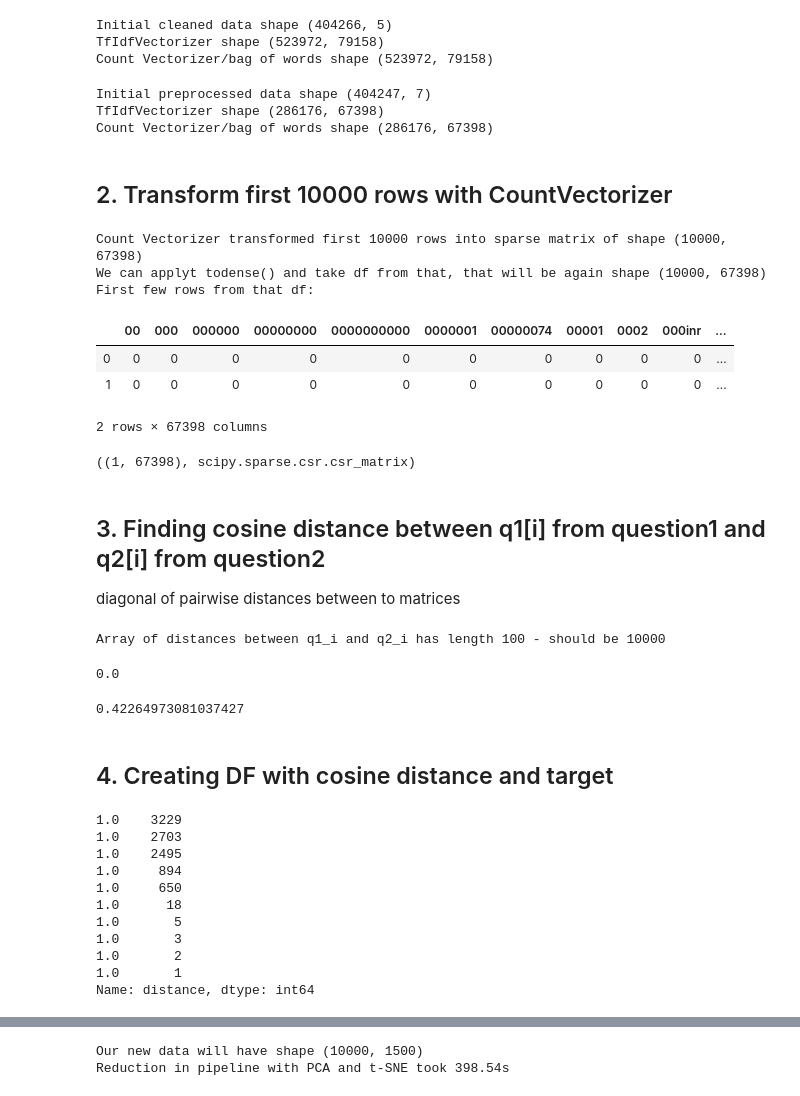
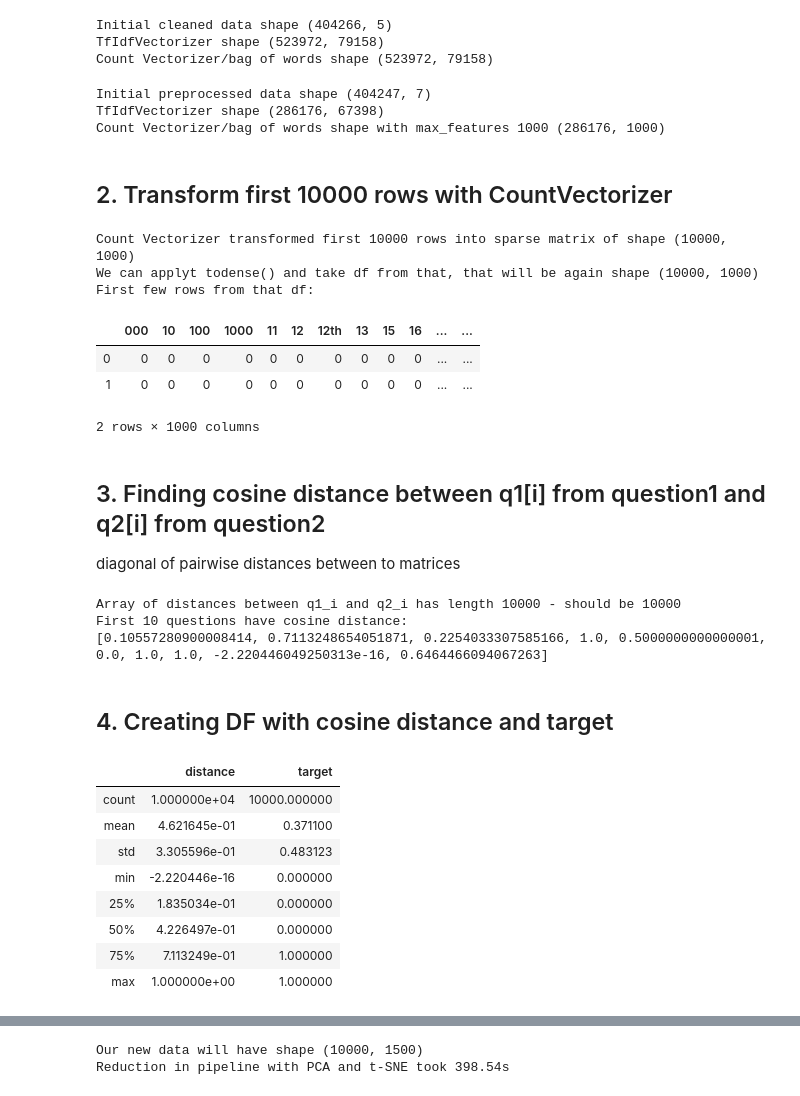
Before and after one commit to Galina-Blokh/quora-question-pair, a Jupyter notebook: notebooks/maria/mariias_local.ipynb, the cells around one changed output, grey strips where cells are left out. Drawn from its saved outputs; the diff is of its cells as text; code cells hidden in the pictures.

Commit message:
2models tested, cosine distance done. base accuracy 0.65

```diff
--- a/notebooks/maria/mariias_local.ipynb
+++ b/notebooks/maria/mariias_local.ipynb
@@ -323,12 +323,12 @@ vectorizer_p = TfidfVectorizer()
 X_p = vectorizer_p.fit_transform(corpus_p)
 print(f'TfIdfVectorizer shape {X_p.shape}')
 
-cv_p = CountVectorizer()
+cv_p = CountVectorizer(max_features=1000)
 X2_p = cv_p.fit_transform(corpus_p)
-print(f'Count Vectorizer/bag of words shape {X2_p.shape}')
+print(f'Count Vectorizer/bag of words shape with max_features 1000 {X2_p.shape}')
 # %% [output]
 Initial preprocessed data shape (404247, 7)
 TfIdfVectorizer shape (286176, 67398)
-Count Vectorizer/bag of words shape (286176, 67398)
+Count Vectorizer/bag of words shape with max_features 1000 (286176, 1000)
 # %% [markdown]
 ## 2. Transform first 10000 rows with CountVectorizer
@@ -335,27 +346,23 @@ Count Vectorizer/bag of words shape (286176, 67398)
 # %%
 # let's try Count Vectorizer on first 10000 rows - transform q1 and q2 to vectors
 import time
 t0 = time.time()
 df_p_vectorized_q1 = cv_p.transform(df_p.head(10000).preprocessed_q1)
-df_p_vectorized_q2 = cv_p.transform(df_p.head(10000).preprocessed_q1)
+df_p_vectorized_q2 = cv_p.transform(df_p.head(10000).preprocessed_q2)
 print(f'Count Vectorizer transformed first 10000 rows into sparse matrix of shape {df_p_vectorized_q1.shape}')
-df_p_vectorized_cv_q1 = pd.DataFrame(df_p_vectorized_q1.todense(), columns = cv_p.get_feature_names())
-df_p_vectorized_cv_q2 = pd.DataFrame(df_p_vectorized_q2.todense(), columns = cv_p.get_feature_names())
+df_p_vectorized_cv_q1 = pd.DataFrame(df_p_vectorized_q1.toarray(), columns = cv_p.get_feature_names())
+df_p_vectorized_cv_q2 = pd.DataFrame(df_p_vectorized_q2.toarray(), columns = cv_p.get_feature_names())
 print(f'We can applyt todense() and take df from that, that will be again shape {df_p_vectorized_cv_q1.shape}')
 print('First few rows from that df: \n')
 df_p_vectorized_cv_q1.head(2)
 # %% [output]
-Count Vectorizer transformed first 10000 rows into sparse matrix of shape (10000, 67398)
-We can applyt todense() and take df from that, that will be again shape (10000, 67398)
+Count Vectorizer transformed first 10000 rows into sparse matrix of shape (10000, 1000)
+We can applyt todense() and take df from that, that will be again shape (10000, 1000)
 First few rows from that df:
-|  | 00 | 000 | 000000 | 00000000 | 0000000000 | 0000001 | 00000074 | 00001 | 0002 | 000inr | ... |
-| 0 | 0 | 0 | 0 | 0 | 0 | 0 | 0 | 0 | 0 | 0 | ... |
-| 1 | 0 | 0 | 0 | 0 | 0 | 0 | 0 | 0 | 0 | 0 | ... |
+|  | 000 | 10 | 100 | 1000 | 11 | 12 | 12th | 13 | 15 | 16 | ... | ... |
+| 0 | 0 | 0 | 0 | 0 | 0 | 0 | 0 | 0 | 0 | 0 | ... | ... |
+| 1 | 0 | 0 | 0 | 0 | 0 | 0 | 0 | 0 | 0 | 0 | ... | ... |
-2 rows × 67398 columns
+2 rows × 1000 columns
-# %%
-df_p_vectorized_q1.todense()[1, :].shape, type(df_p_vectorized_q1)
-# %% [output]
-((1, 67398), scipy.sparse.csr.csr_matrix)
 # %% [markdown]
 ## 3. Finding cosine distance between q1[i] from question1 and q2[i] from question2
 diagonal of pairwise distances between to matrices
@@ -375,39 +382,32 @@ def count_cosine_dist_between_two_dfs(sparse_m1, sparse_m2):
         list of pairwise distances
     """
 
-    return [cosine(sparse_m1.todense()[i, :], sparse_m2.todense()[i, :])
+    return [1 - cosine_similarity(sparse_m1.todense()[i, :], sparse_m2.todense()[i, :])[0][0]
             for i in range((min(sparse_m1.shape[0], sparse_m2.shape[0])))]
 
-distancesq1iq2i = count_cosine_dist_between_two_dfs(df_p_vectorized_q1[:100, :], df_p_vectorized_q2[:100, :])
+distancesq1iq2i = count_cosine_dist_between_two_dfs(df_p_vectorized_q1, df_p_vectorized_q2)
 print(f'Array of distances between q1_i and q2_i has length {len(distancesq1iq2i)} - should be {len(df_p_vectorized_cv_q1)}')
+print(f'First 10 questions have cosine distance: \n{distancesq1iq2i[:10]}')
 # %% [output]
-Array of distances between q1_i and q2_i has length 100 - should be 10000
+Array of distances between q1_i and q2_i has length 10000 - should be 10000
+First 10 questions have cosine distance:
+[0.10557280900008414, 0.7113248654051871, 0.2254033307585166, 1.0, 0.5000000000000001, 0.0, 1.0, 1.0, -2.220446049250313e-16, 0.6464466094067263]
-# %%
-sum(distancesq1iq2i)
-# %% [output]
-0.0
-# %%
-cosine([1, 1, 1], [0, 1, 0])
-# %% [output]
-0.42264973081037427
 # %% [markdown]
 ## 4. Creating DF with cosine distance and target
 # %%
 #distance_target = pd.DataFrame([distancesq1iq2i, df_clean.is_duplicate[:10000].values], columns= ['dist', 'target'])
 distance_target = pd.DataFrame({'distance': distancesq1iq2i, 'target': df_clean.is_duplicate[:10000].values})
-distance_target.distance.value_counts()
+distance_target.describe()
 # %% [output]
-1.0    3229
-1.0    2703
-1.0    2495
-1.0     894
-1.0     650
-1.0      18
-1.0       5
-1.0       3
-1.0       2
-1.0       1
-Name: distance, dtype: int64
+|  | distance | target |
+| count | 1.000000e+04 | 10000.000000 |
+| mean | 4.621645e-01 | 0.371100 |
+| std | 3.305596e-01 | 0.483123 |
+| min | -2.220446e-16 | 0.000000 |
+| 25% | 1.835034e-01 | 0.000000 |
+| 50% | 4.226497e-01 | 0.000000 |
+| 75% | 7.113249e-01 | 1.000000 |
+| max | 1.000000e+00 | 1.000000 |
 # %%
 X = distance_target.distance
 y = distance_target.target
```
Also changed, not shown: parts of 2 cells of this notebook.
